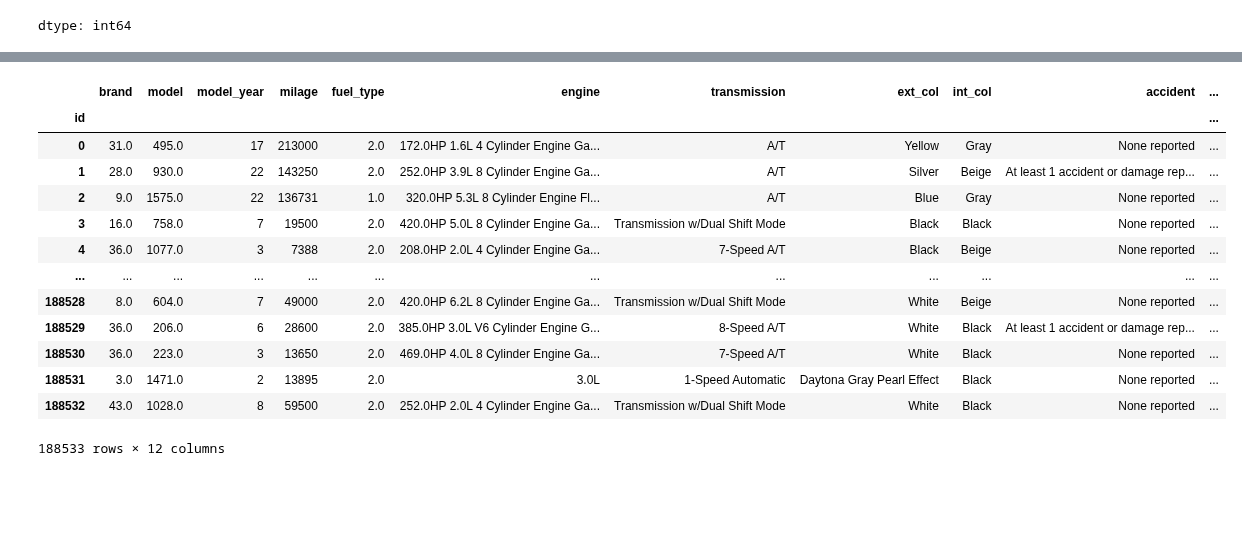
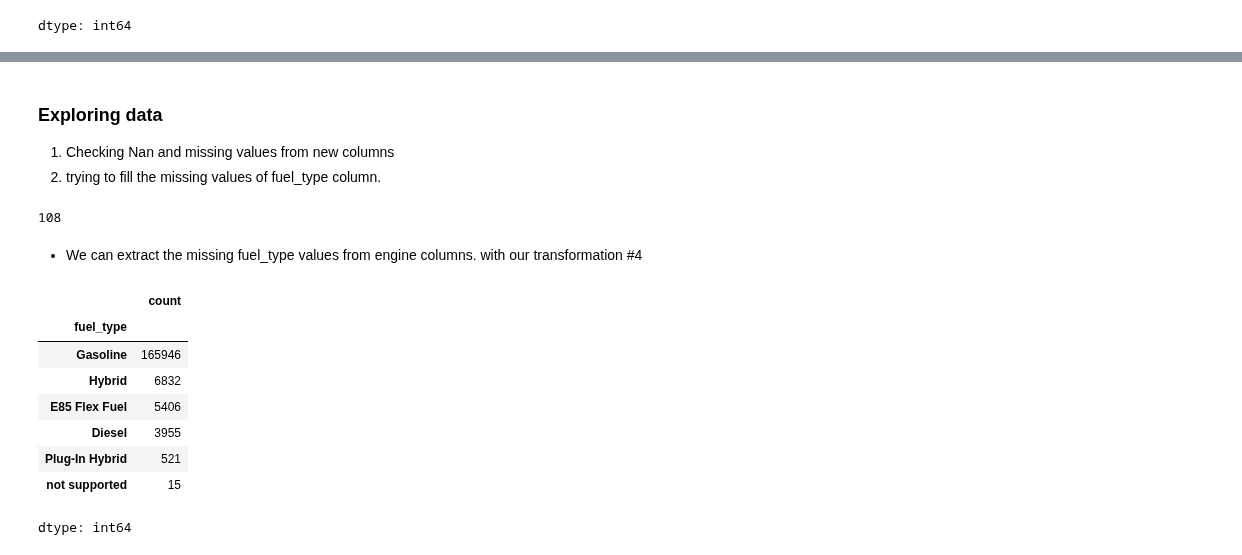
Before and after one commit to subramanya4shenoy/MachineLearningNbs, a Jupyter notebook: kaggle/playground_series_s4e9.ipynb, the cells around one changed output, grey strips where cells are left out. Drawn from its saved outputs; the diff is of its cells as text; code cells hidden in the pictures; blank space fills up the shorter version.

```diff
--- a/kaggle/playground_series_s4e9.ipynb
+++ b/kaggle/playground_series_s4e9.ipynb
@@ -201,0 +227,28 @@ train_df['fuel_type'] = ordinalEncoder.fit_transform(train_df[['fuel_type']])
+# %%
+#4 TRANSFORMATION
+
+def extract_engine_details(engine_str):
+  hp_pattern = r'(\d+(\.\d+)?)HP'
+  capacity_patter = r'(\d+(\.\d+)?)L'
+  cylinder_pattern = r'(\d+)\sCylinder'
+
+  hp = re.search(hp_pattern, engine_str)
+  capacity = re.search(capacity_patter, engine_str)
+  cylinder = re.search(cylinder_pattern, engine_str)
+
+  return {
+      'hp': float(hp.group(1)) if hp else None,
+      'capacity': float(capacity.group(1)) if capacity else None,
+      'cylinder': int(cylinder.group(1)) if cylinder else None,
+  }
+# %%
+engine_details = train_df['engine'].apply(extract_engine_details)
+
+engine_df = pd.DataFrame(engine_details.tolist())
+train_df = pd.concat([train_df, engine_df], axis=1) # checking with temp_df
+# %% [markdown]
+### Exploring data
+
+
+1.   Checking Nan and missing values from new columns
+2.   trying to fill the missing values of fuel_type column.
@@ -202,17 +259,38 @@ train_df['fuel_type'] = ordinalEncoder.fit_transform(train_df[['fuel_type']])
+# %%
+filtered_rows.size
+# %% [output]
+108
+# %% [markdown]
+
+
+*   We can extract the missing fuel_type values from engine columns. with our transformation #4
+# %%
+#5 TRANSFORMATION
+def extract_fuel_from_engine(engine_str):
+    # Regex pattern to match fuel types like "Gasoline", "Diesel", etc.
+    fuel_type_pattern = r'(Gasoline|Diesel|Hybrid|E85 Flex Fuel|Plug-In Hybrid) Fuel'
+
+    # Search for the fuel type in the engine column
+    fuel_type_match = re.search(fuel_type_pattern, engine_str)
+
+    # If a match is found, return the fuel type (first group of the match)
+    if fuel_type_match:
+        return fuel_type_match.group(1)
+    return None
+# %%
+train_df['fuel_type'] = train_df.apply(
+    lambda row: extract_fuel_from_engine(row['engine']) if row['fuel_type'] == '–' else row['fuel_type'],
+    axis=1
+)
 # %%
-train_df
+train_df['fuel_type'].value_counts()
 # %% [output]
-|  | brand | model | model_year | milage | fuel_type | engine | transmission | ext_col | int_col | accident | ... |
-| id |  |  |  |  |  |  |  |  |  |  | ... |
-| 0 | 31.0 | 495.0 | 17 | 213000 | 2.0 | 172.0HP 1.6L 4 Cylinder Engine Ga... | A/T | Yellow | Gray | None reported | ... |
-| 1 | 28.0 | 930.0 | 22 | 143250 | 2.0 | 252.0HP 3.9L 8 Cylinder Engine Ga... | A/T | Silver | Beige | At least 1 accident or damage rep... | ... |
-| 2 | 9.0 | 1575.0 | 22 | 136731 | 1.0 | 320.0HP 5.3L 8 Cylinder Engine Fl... | A/T | Blue | Gray | None reported | ... |
-| 3 | 16.0 | 758.0 | 7 | 19500 | 2.0 | 420.0HP 5.0L 8 Cylinder Engine Ga... | Transmission w/Dual Shift Mode | Black | Black | None reported | ... |
-| 4 | 36.0 | 1077.0 | 3 | 7388 | 2.0 | 208.0HP 2.0L 4 Cylinder Engine Ga... | 7-Speed A/T | Black | Beige | None reported | ... |
-| ... | ... | ... | ... | ... | ... | ... | ... | ... | ... | ... | ... |
-| 188528 | 8.0 | 604.0 | 7 | 49000 | 2.0 | 420.0HP 6.2L 8 Cylinder Engine Ga... | Transmission w/Dual Shift Mode | White | Beige | None reported | ... |
-| 188529 | 36.0 | 206.0 | 6 | 28600 | 2.0 | 385.0HP 3.0L V6 Cylinder Engine G... | 8-Speed A/T | White | Black | At least 1 accident or damage rep... | ... |
-| 188530 | 36.0 | 223.0 | 3 | 13650 | 2.0 | 469.0HP 4.0L 8 Cylinder Engine Ga... | 7-Speed A/T | White | Black | None reported | ... |
-| 188531 | 3.0 | 1471.0 | 2 | 13895 | 2.0 | 3.0L | 1-Speed Automatic | Daytona Gray Pearl Effect | Black | None reported | ... |
-| 188532 | 43.0 | 1028.0 | 8 | 59500 | 2.0 | 252.0HP 2.0L 4 Cylinder Engine Ga... | Transmission w/Dual Shift Mode | White | Black | None reported | ... |
+|  | count |
+| fuel_type |  |
+| Gasoline | 165946 |
+| Hybrid | 6832 |
+| E85 Flex Fuel | 5406 |
+| Diesel | 3955 |
+| Plug-In Hybrid | 521 |
+| not supported | 15 |
-188533 rows × 12 columns
+dtype: int64
```
Also changed, not shown: parts of 8 cells of this notebook.
